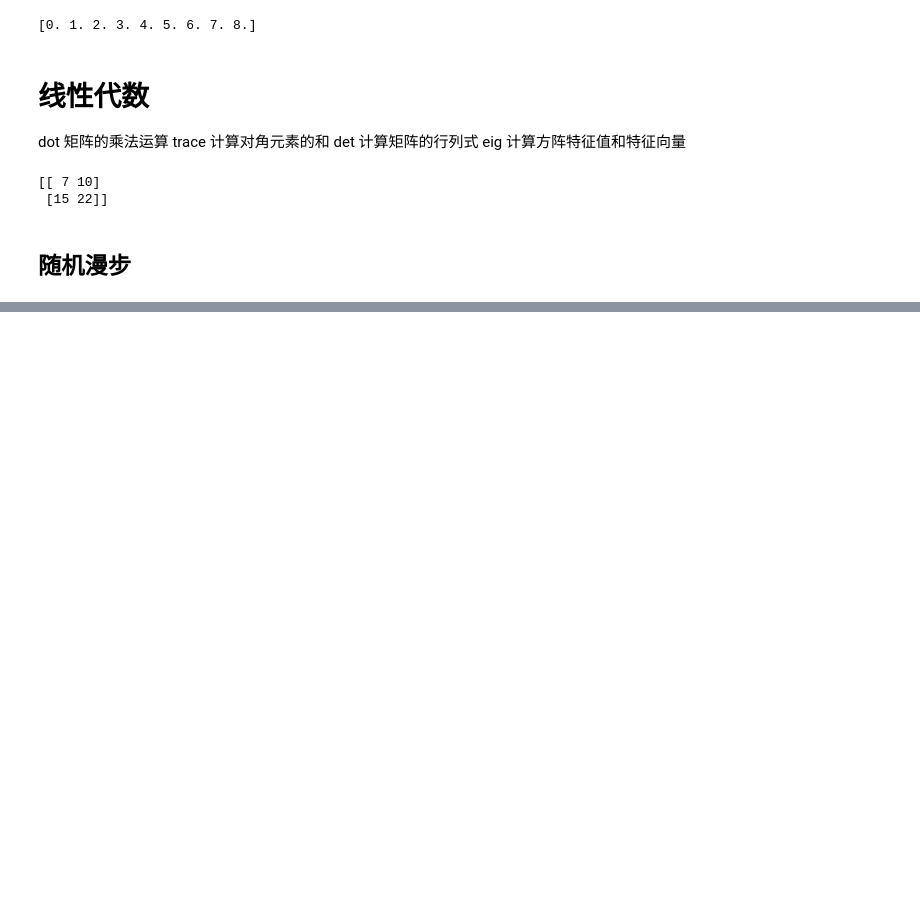
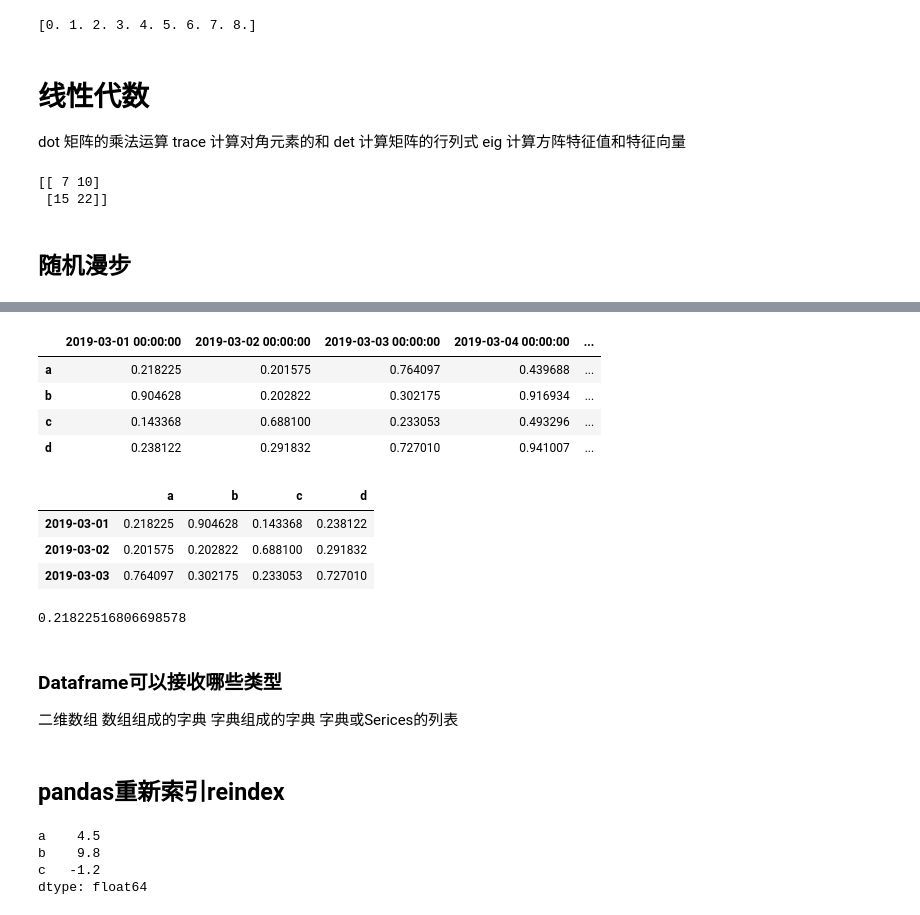
Before and after one commit to qwaszx2334/NLP_class, a Jupyter notebook: 日常代码总结/numpy&pandas.ipynb, the cells around one changed output, grey strips where cells are left out. Drawn from its saved outputs; the diff is of its cells as text; code cells hidden in the pictures; blank space fills up the shorter version.

```diff
--- a/日常代码总结/numpy&pandas.ipynb
+++ b/日常代码总结/numpy&pandas.ipynb
@@ -261,0 +349,5 @@ plt.show()
+# %%
+import numpy as np
+
+dates=pd.date_range('20190301',periods=6)
+print(dates)
@@ -261,0 +358,3 @@ plt.show()
+# %%
+df=DataFrame(np.random.rand(6,4),index=dates,columns=list('abcd'))
+print(df)
@@ -261,0 +369,35 @@ plt.show()
+# %%
+df.T
+# %% [output]
+|  | 2019-03-01 00:00:00 | 2019-03-02 00:00:00 | 2019-03-03 00:00:00 | 2019-03-04 00:00:00 | ... |
+| a | 0.218225 | 0.201575 | 0.764097 | 0.439688 | ... |
+| b | 0.904628 | 0.202822 | 0.302175 | 0.916934 | ... |
+| c | 0.143368 | 0.688100 | 0.233053 | 0.493296 | ... |
+| d | 0.238122 | 0.291832 | 0.727010 | 0.941007 | ... |
+# %%
+df['20190301':'20190303']
+# %% [output]
+|  | a | b | c | d |
+| 2019-03-01 | 0.218225 | 0.904628 | 0.143368 | 0.238122 |
+| 2019-03-02 | 0.201575 | 0.202822 | 0.688100 | 0.291832 |
+| 2019-03-03 | 0.764097 | 0.302175 | 0.233053 | 0.727010 |
+# %%
+df.loc['20190301','a']
+# %% [output]
+0.21822516806698578
+# %% [markdown]
+### Dataframe可以接收哪些类型
+二维数组
+数组组成的字典
+字典组成的字典
+字典或Serices的列表
+# %% [markdown]
+## pandas重新索引reindex
+# %%
+obj=Series([4.5,9.8,-1.2],index=['a','b','c'])
+print(obj)
+# %% [output]
+a    4.5
+b    9.8
+c   -1.2
+dtype: float64
```
Also changed, not shown: parts of 40 cells of this notebook, 9 other files.
